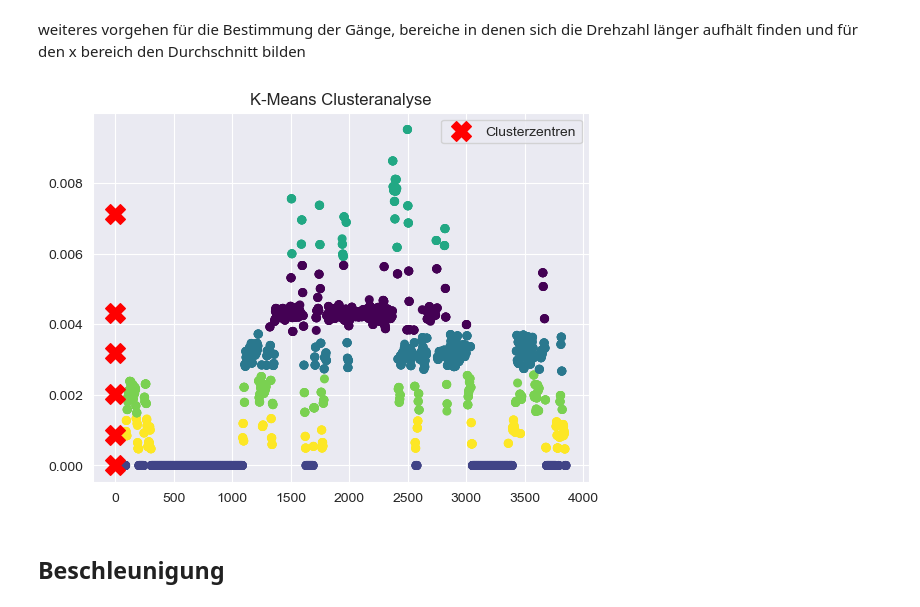
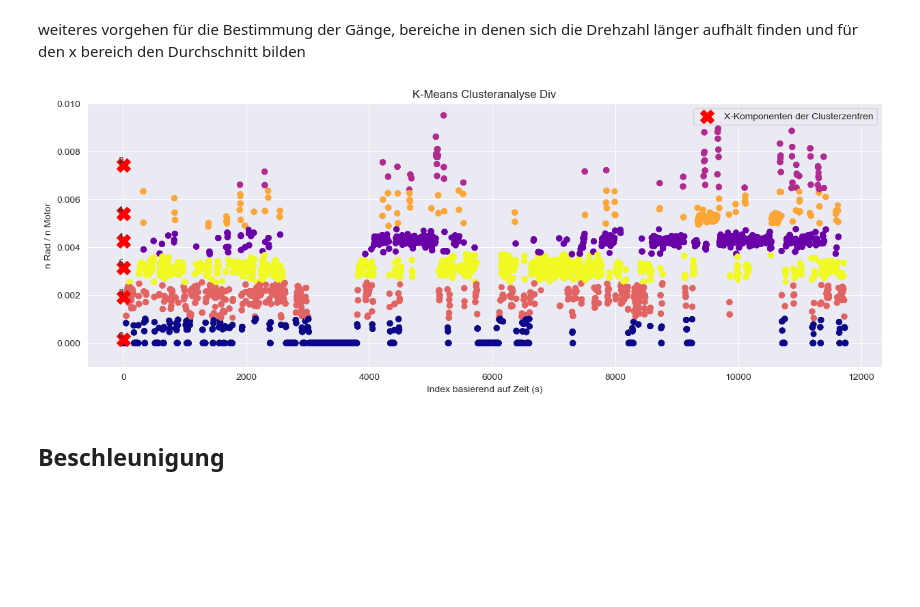
Before and after one commit to camila-duarte/verbrennungsmotoren, a Jupyter notebook: analyse/Motordrehzahl und Motordrehmoment.ipynb, the cells around one changed output. Saved outputs shown, nothing was run; the diff lists cells and outputs as text; code cells hidden in the pictures; blank space fills up the shorter version.

```diff
--- a/analyse/Motordrehzahl und Motordrehmoment.ipynb
+++ b/analyse/Motordrehzahl und Motordrehmoment.ipynb
@@ -60,21 +60,36 @@ for i in range(length):
 [figure]
 # %% [markdown]
 weiteres vorgehen für die Bestimmung der Gänge, bereiche in denen sich die Drehzahl länger aufhält finden und für den x bereich den Durchschnitt bilden
-# %%
-# finden dieser Punkte über K mean Clustering
-kmeans = KMeans(n_clusters= 6)
-temp = data[2]["DIV"].to_numpy(na_value= 0)
-temp= temp.reshape(-1,1)
-kmeans.n_init = 50
-kmeans.fit(temp)
-# Erhalte die zugeordneten Clusterzentren und die Zuordnung der Datenpunkte zu den Clustern
-cluster_centers = kmeans.cluster_centers_
-labels = kmeans.labels_
-# Visualisiere die Cluster
-plt.scatter(np.arange(len(temp)),temp[:,0], c=labels, s=30, cmap='viridis')
-plt.scatter(cluster_centers[:, 0], cluster_centers[:, 0], marker='X', s=200, color='red', label='Clusterzentren')
-plt.title('K-Means Clusteranalyse')
-plt.legend()
-plt.show()
-# %% [output]
-[figure, removed]
+# %%
+# finden dieser Punkte über K mean Clustering
+kmeans = KMeans(n_clusters= 6)
+temp = data[1]["DIV"].to_numpy(na_value= 0)
+for i in range(2,length):
+    temp = np.append(temp,data[i]["DIV"].to_numpy(na_value= 0))
+temp= temp.reshape(-1,1)
+kmeans.n_init = 300
+kmeans.fit(temp)
+# Erhalte die zugeordneten Clusterzentren und die Zuordnung der Datenpunkte zu den Clustern
+cluster_centers = kmeans.cluster_centers_
+labels = kmeans.labels_
+
+labels
+# Visualisiere die Cluster
+u_labels = np.unique(labels)
+plt.figure(figsize=(15, 5))
+plt.scatter(np.arange(len(temp)),temp[:,0], c=labels, s=30, cmap='plasma')
+plt.scatter(cluster_centers[:, 0], cluster_centers[:, 0], marker='X', s=200, color='red', label="X-Komponenten der Clusterzentren")
+plt.title('K-Means Clusteranalyse Div')
+plt.xlabel('Index basierend auf Zeit (s)')
+plt.ylabel("n Rad / n Motor")
+plt.ylim(-0.001, 0.01)
+plt.legend()
+plt.savefig(graphs+"kmeans.png",dpi=300)
+
+# Label the cluster centers with their cluster numbers
+for i, txt in enumerate(range(len(cluster_centers))):
+    plt.annotate(txt, (cluster_centers[i, 0], cluster_centers[i, 0]), fontsize=10, ha='right', va='bottom')
+
+plt.show()
+# %% [output]
+[figure, added]
```
Also changed, not shown: parts of 3 cells of this notebook, 7 other files.
